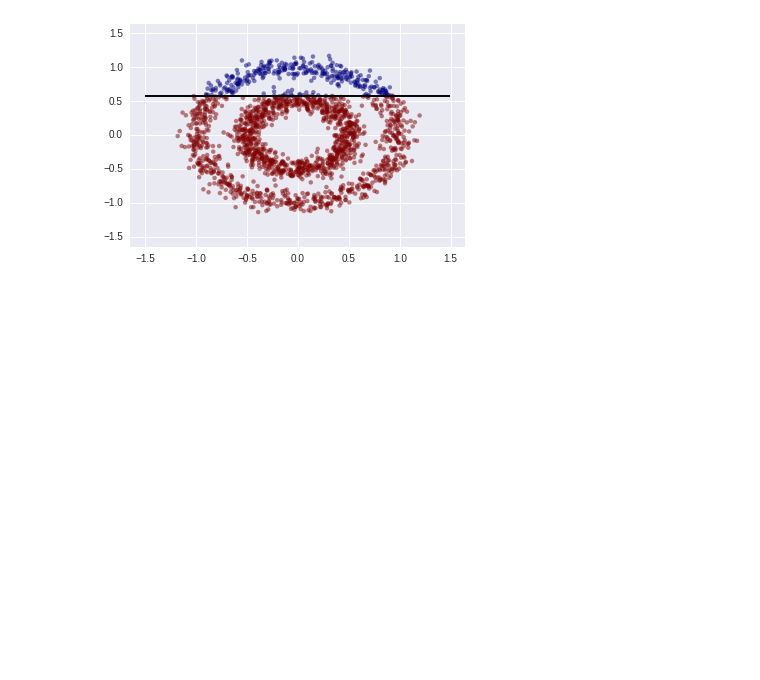
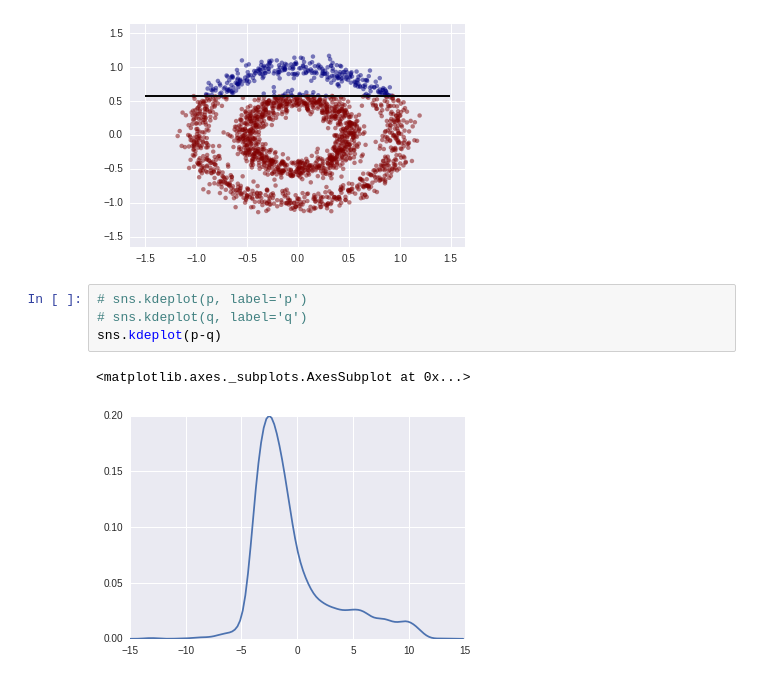
Before and after one commit to JasonTam/ml_misc, a Jupyter notebook: sandbox/binary_semiboost.ipynb, the cells around one changed output. Drawn from its saved outputs; the diff is of its cells as text; blank space fills up the shorter version.

```diff
--- a/sandbox/binary_semiboost.ipynb
+++ b/sandbox/binary_semiboost.ipynb
@@ -394,3 +412,10 @@ plt.scatter(X_val[:,0], X_val[:,1], c=H.ests[ii].predict(X_val), lw=0, alpha=0.5
 # %% [output]
 <matplotlib.collections.PathCollection at 0x...>
 [figure]
+# %%
+# sns.kdeplot(p, label='p')
+# sns.kdeplot(q, label='q')
+sns.kdeplot(p-q)
+# %% [output]
+<matplotlib.axes._subplots.AxesSubplot at 0x...>
+[figure, added]
```
Also changed, not shown: parts of 8 cells of this notebook, 1 other file.
